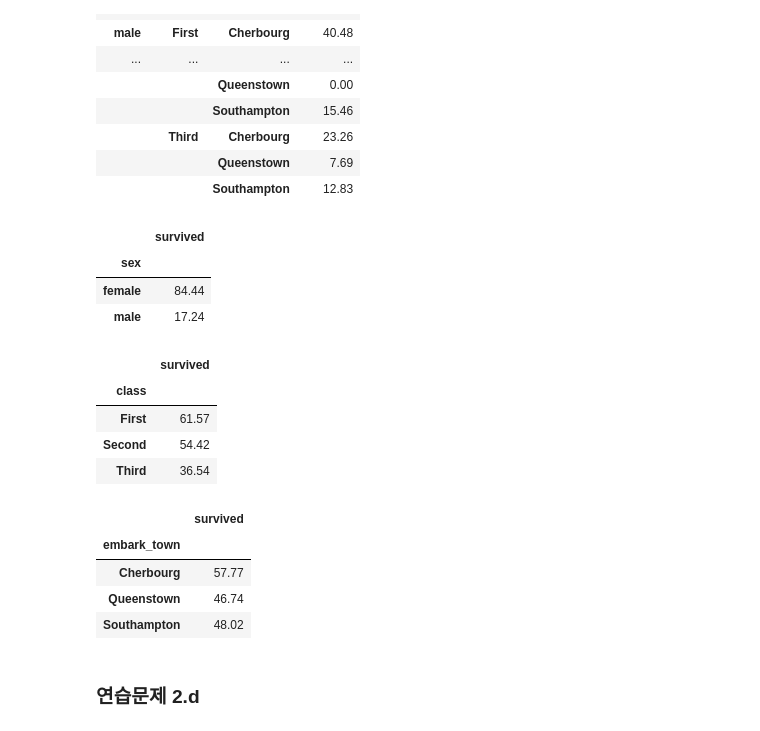
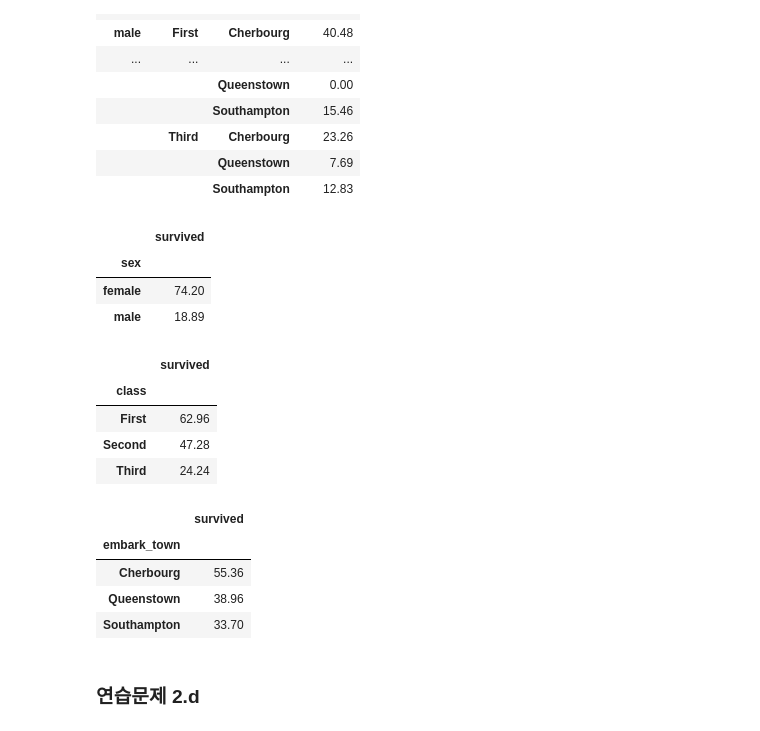
Before and after one commit to STNox/Data-Analysis, a Jupyter notebook: 03. Pandas/exercise2.ipynb, the cells around one changed output. Cells and saved outputs as stored; diff of their text form; code cells hidden in the pictures.

```diff
--- a/03. Pandas/exercise2.ipynb
+++ b/03. Pandas/exercise2.ipynb
@@ -143,28 +181,28 @@ sur_pct
 |  |  | Queenstown | 7.69 |
 |  |  | Southampton | 12.83 |
 # %%
-round(sur_pct.groupby('sex')[['survived']].mean(), 2)
+round(titanic.groupby('sex')[['survived']].mean() * 100, 2)
 # %% [output]
 |  | survived |
 | sex |  |
-| female | 84.44 |
-| male | 17.24 |
+| female | 74.20 |
+| male | 18.89 |
 # %%
-round(sur_pct.groupby('class')[['survived']].mean(), 2)
+round(titanic.groupby('class')[['survived']].mean() * 100, 2)
 # %% [output]
 |  | survived |
 | class |  |
-| First | 61.57 |
-| Second | 54.42 |
-| Third | 36.54 |
+| First | 62.96 |
+| Second | 47.28 |
+| Third | 24.24 |
 # %%
-round(sur_pct.groupby('embark_town')[['survived']].mean(), 2)
+round(titanic.groupby('embark_town')[['survived']].mean() * 100, 2)
 # %% [output]
 |  | survived |
 | embark_town |  |
-| Cherbourg | 57.77 |
-| Queenstown | 46.74 |
-| Southampton | 48.02 |
+| Cherbourg | 55.36 |
+| Queenstown | 38.96 |
+| Southampton | 33.70 |
 # %% [markdown]
 ### 연습문제 2.d
 # %%
```
Also changed, not shown: parts of 18 cells of this notebook.
